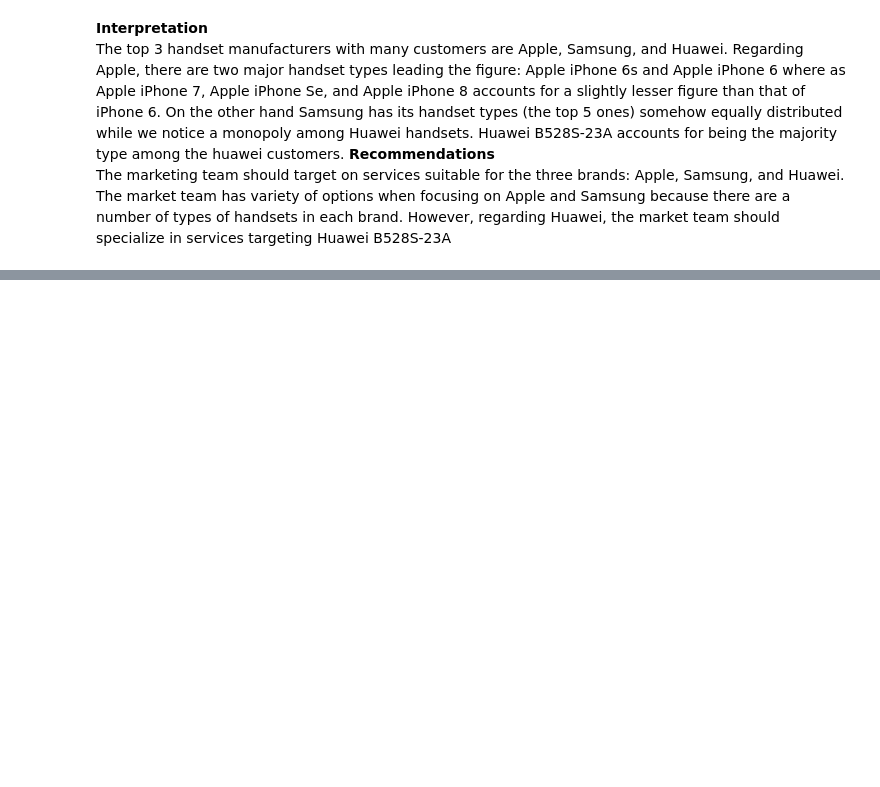
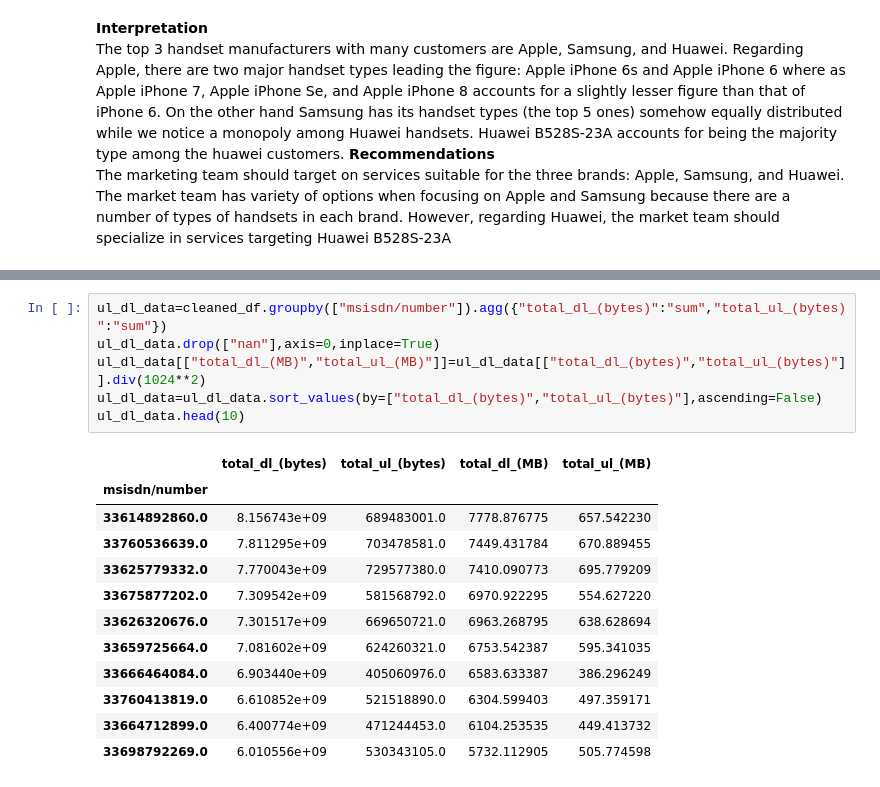
Before and after one commit to Nathnael12/Telecom_data_analysis, a Jupyter notebook: notebooks/data_exploration.ipynb, the cells around one changed output, grey strips where cells are left out. Cells and saved outputs as stored; diff of their text form; blank space fills up the shorter version.

```diff
--- a/notebooks/data_exploration.ipynb
+++ b/notebooks/data_exploration.ipynb
@@ -179,0 +301,19 @@ The marketing team should target on services suitable for the three brands: Appl
+# %%
+ul_dl_data=cleaned_df.groupby(["msisdn/number"]).agg({"total_dl_(bytes)":"sum","total_ul_(bytes)":"sum"})
+ul_dl_data.drop(["nan"],axis=0,inplace=True)
+ul_dl_data[["total_dl_(MB)","total_ul_(MB)"]]=ul_dl_data[["total_dl_(bytes)","total_ul_(bytes)"]].div(1024**2)
+ul_dl_data=ul_dl_data.sort_values(by=["total_dl_(bytes)","total_ul_(bytes)"],ascending=False)
+ul_dl_data.head(10)
+# %% [output]
+|  | total_dl_(bytes) | total_ul_(bytes) | total_dl_(MB) | total_ul_(MB) |
+| msisdn/number |  |  |  |  |
+| 33614892860.0 | 8.156743e+09 | 689483001.0 | 7778.876775 | 657.542230 |
+| 33760536639.0 | 7.811295e+09 | 703478581.0 | 7449.431784 | 670.889455 |
+| 33625779332.0 | 7.770043e+09 | 729577380.0 | 7410.090773 | 695.779209 |
+| 33675877202.0 | 7.309542e+09 | 581568792.0 | 6970.922295 | 554.627220 |
+| 33626320676.0 | 7.301517e+09 | 669650721.0 | 6963.268795 | 638.628694 |
+| 33659725664.0 | 7.081602e+09 | 624260321.0 | 6753.542387 | 595.341035 |
+| 33666464084.0 | 6.903440e+09 | 405060976.0 | 6583.633387 | 386.296249 |
+| 33760413819.0 | 6.610852e+09 | 521518890.0 | 6304.599403 | 497.359171 |
+| 33664712899.0 | 6.400774e+09 | 471244453.0 | 6104.253535 | 449.413732 |
+| 33698792269.0 | 6.010556e+09 | 530343105.0 | 5732.112905 | 505.774598 |
```
Also changed, not shown: parts of 19 cells of this notebook.
